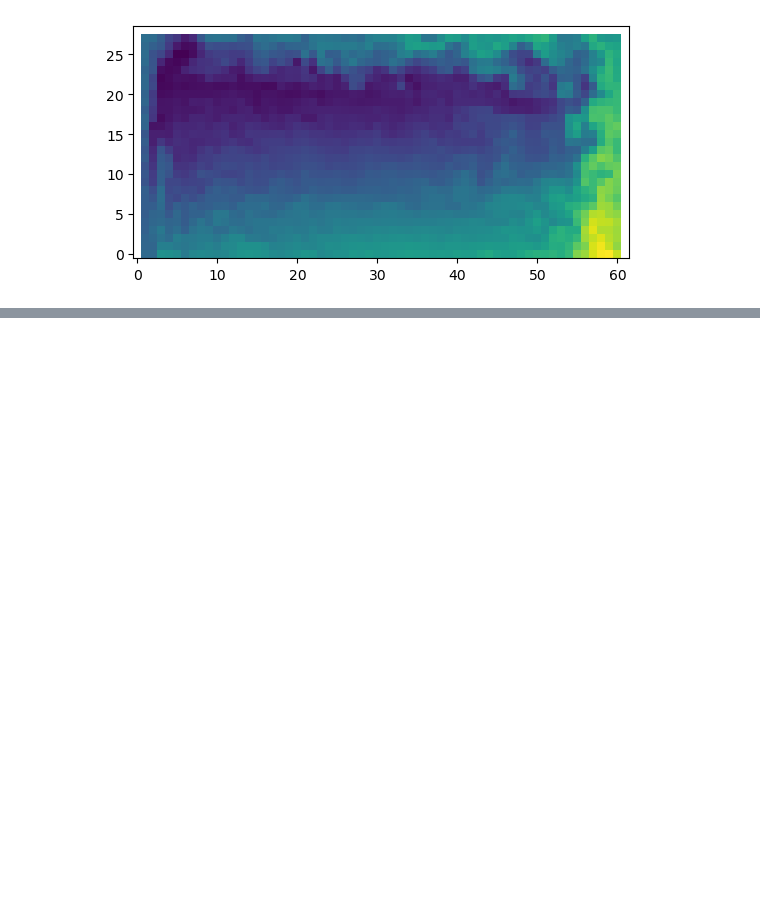
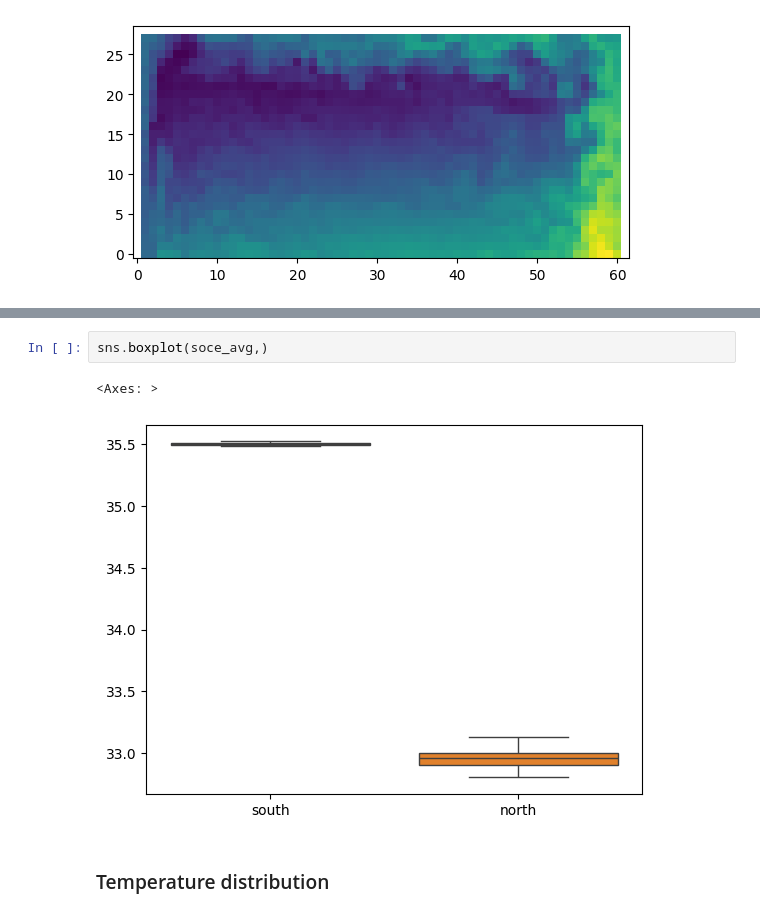
Before and after one commit to Etienne-Meunier/DINO-Fusion, a Jupyter notebook: Results/notebooks/data-analysis.ipynb, the cells around one changed output, grey strips where cells are left out. Cells and saved outputs as stored; diff of their text form; blank space fills up the shorter version.

```diff
--- a/Results/notebooks/data-analysis.ipynb
+++ b/Results/notebooks/data-analysis.ipynb
@@ -65,0 +121,7 @@ sns.boxplot(toce_avg,)
+# %%
+sns.boxplot(soce_avg,)
+# %% [output]
+<Axes: >
+[figure, added]
+# %% [markdown]
+### Temperature distribution
```
Also changed, not shown: parts of 30 cells of this notebook, 1 other file.
